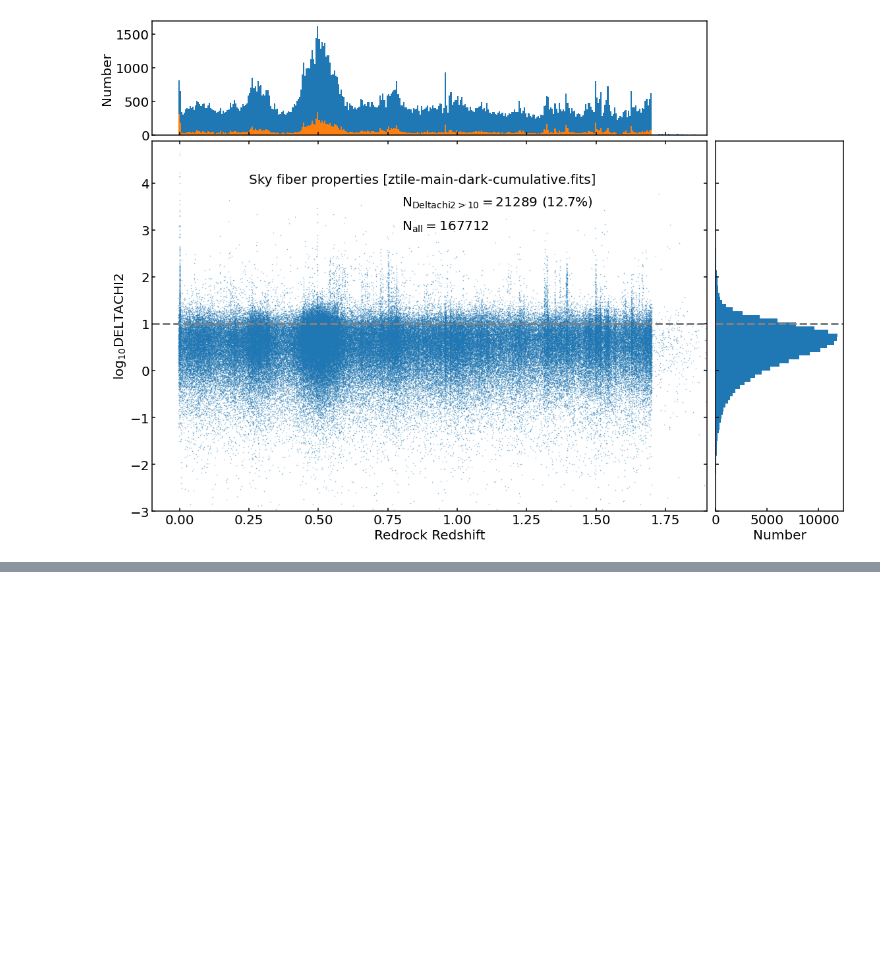
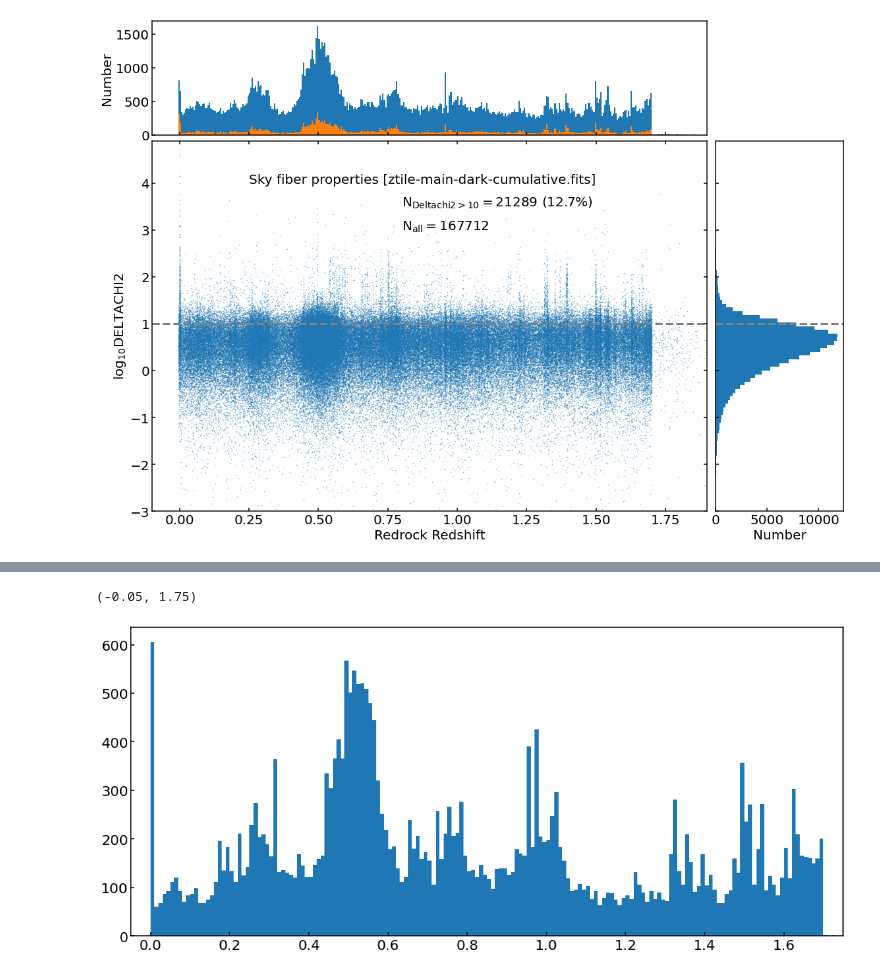
Before and after one commit to astro-blue/DESI_VI, a Jupyter notebook: Everest_assessment/Simple_sky_fiber_exploration.ipynb, the cells around one changed output, grey strips where cells are left out. Drawn from its saved outputs; the diff is of its cells as text; code cells hidden in the pictures; blank space fills up the shorter version.

```diff
--- a/Everest_assessment/Simple_sky_fiber_exploration.ipynb
+++ b/Everest_assessment/Simple_sky_fiber_exploration.ipynb
@@ -80,0 +149,2 @@ ax_histy.set_ylim(ax_scatter.get_ylim())
+# %%
+sv1_catalog = exposures[search3]
@@ -80,0 +159,3 @@ ax_histy.set_ylim(ax_scatter.get_ylim())
+# %%
+perexp_data = Table.read('/global/u2/t/tlan/ztile-sv1-perexp.fits',1)
+perexp_data2 = Table.read('/global/u2/t/tlan/ztile-sv1-perexp.fits',2)
@@ -80,0 +223,7 @@ ax_histy.set_ylim(ax_scatter.get_ylim())
+# %%
+plt.figure(figsize=(18,8))
+_ = plt.hist(Z_sky_pass,range=(0,2),bins=200)
+plt.xlim(-0.05,1.75)
+# %% [output]
+(-0.05, 1.75)
+[figure, added]
```
Also changed, not shown: parts of 14 cells of this notebook, 4 other files.
